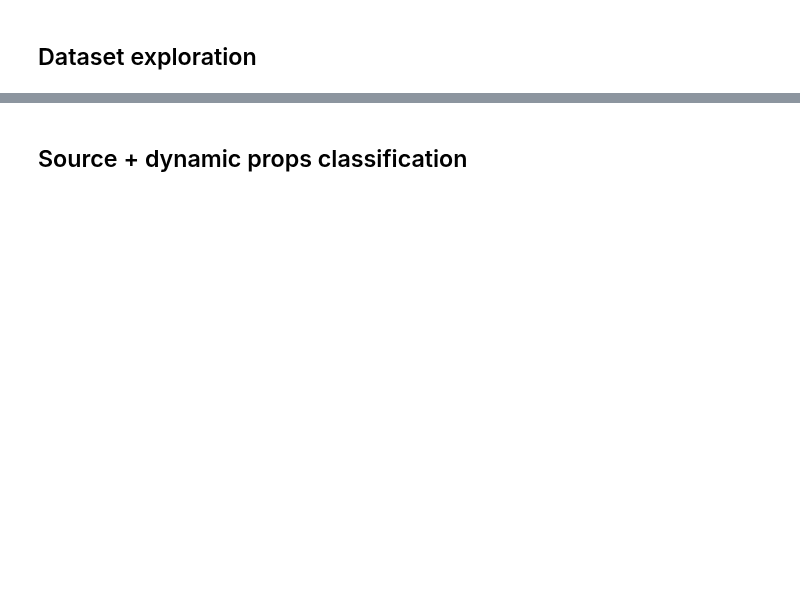
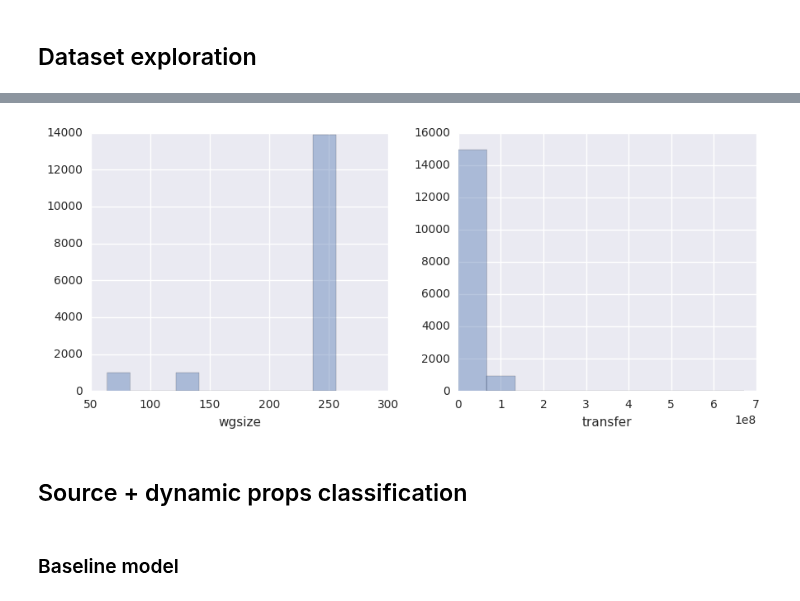
Before and after one commit to ChrisCummins/phd, a Jupyter notebook: lab/clgen/Classification.ipynb, the cells around one changed output, grey strips where cells are left out. Cells and saved outputs as stored; diff of their text form; code cells hidden in the pictures; blank space fills up the shorter version.

```diff
--- a/lab/clgen/Classification.ipynb
+++ b/lab/clgen/Classification.ipynb
@@ -190,3 +205,13 @@ viz.finalise(figsize=(6, 4))
+# %%
+plt.subplot(1, 2, 1)
+ax = sns.distplot(dataframe["wgsize"], kde=None, bins=10)
+plt.subplot(1, 2, 2)
+ax = sns.distplot(dataframe["transfer"], kde=None, bins=10)
+viz.finalise(figsize=(9, 4))
+# %% [output]
+[figure, added]
 # %% [markdown]
 ## Source + dynamic props classification
+# %% [markdown]
+### Baseline model
 # %%
```
Also changed, not shown: parts of 31 cells of this notebook, 5 other files.
